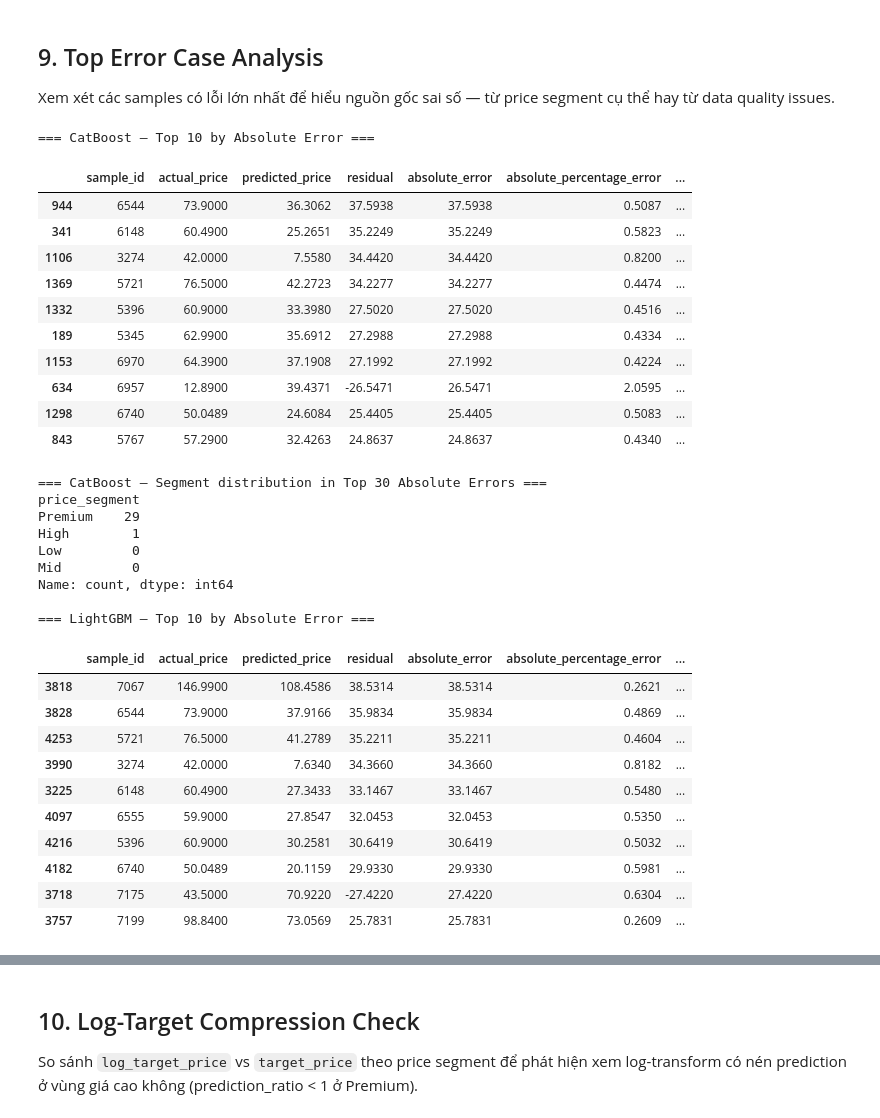
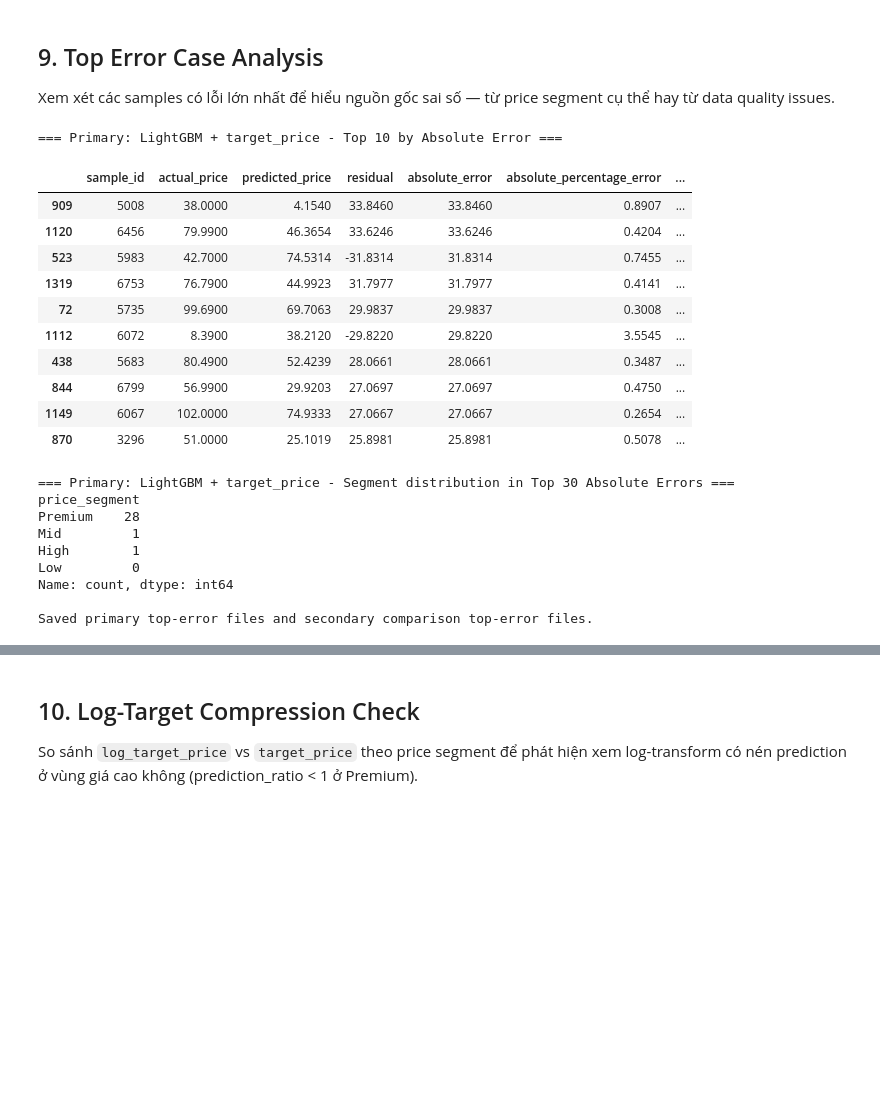
Before and after one commit to thisYui/Laptop-Price-Prediction, a Jupyter notebook: notebooks/modeling/10_model_diagnostics_and_error_analysis.ipynb, the cells around one changed output, grey strips where cells are left out. Cells and saved outputs as stored; diff of their text form; code cells hidden in the pictures; blank space fills up the shorter version.

```diff
--- a/notebooks/modeling/10_model_diagnostics_and_error_analysis.ipynb
+++ b/notebooks/modeling/10_model_diagnostics_and_error_analysis.ipynb
@@ -539,12 +599,12 @@ def plot_heteroscedasticity(diag_df, model_name, target_used, save_dir):
     fn    = safe_filename(model_name, target_used)
 
     fig, axes = plt.subplots(1, 3, figsize=(18, 5))
-    fig.suptitle(f'Residual Diagnostics — {label}', fontsize=14)
+    fig.suptitle(f'Residual Diagnostics - {label}', fontsize=14)
 
     axes[0].scatter(grp['actual_price'], grp['residual'], alpha=0.3, s=15)
     axes[0].axhline(0, color='red', linewidth=1.5, linestyle='--')
     axes[0].set_xlabel('Actual Price')
-    axes[0].set_ylabel('Residual (Actual – Predicted)')
+    axes[0].set_ylabel('Residual (Actual - Predicted)')
     axes[0].set_title('Residuals vs Actual Price')
 
     axes[1].scatter(grp['actual_price'], grp['absolute_error'], alpha=0.3, s=15, color='orange')
@@ -1053,64 +1127,66 @@ Xem xét các samples có lỗi lớn nhất để hiểu nguồn gốc sai số
 # %%
 base_cols = ['sample_id', 'actual_price', 'predicted_price', 'residual',
              'absolute_error', 'absolute_percentage_error', 'price_segment']
 
+primary_error_df = diag_df[
+    (diag_df['model_name'] == PRIMARY_MODEL) & (diag_df['target_used'] == PRIMARY_TARGET)
+].copy()
+
+primary_top_abs   = primary_error_df.nlargest(30, 'absolute_error')
+primary_top_pct   = primary_error_df.nlargest(30, 'absolute_percentage_error')
+primary_top_under = primary_error_df.nlargest(30, 'residual')
+primary_top_over  = primary_error_df.nsmallest(30, 'residual')
+
+primary_top_abs[base_cols].to_csv(DIAGNOSTICS_DIR / f'{output_prefix}_top_absolute_error.csv', index=False)
+primary_top_pct[base_cols].to_csv(DIAGNOSTICS_DIR / f'{output_prefix}_top_percentage_error.csv', index=False)
+primary_top_under[base_cols].to_csv(DIAGNOSTICS_DIR / f'{output_prefix}_top_underpredicted.csv', index=False)
+primary_top_over[base_cols].to_csv(DIAGNOSTICS_DIR / f'{output_prefix}_top_overpredicted.csv', index=False)
+
+print(f'=== Primary: {PRIMARY_MODEL} + {PRIMARY_TARGET} - Top 10 by Absolute Error ===')
+display(primary_top_abs[base_cols].head(10))
+print(f'\n=== Primary: {PRIMARY_MODEL} + {PRIMARY_TARGET} - Segment distribution in Top 30 Absolute Errors ===')
+print(primary_top_abs['price_segment'].value_counts())
+
+# Secondary comparison exports for the same primary target.
 for model_name in SELECTED_MODELS:
     main_all = diag_df[
         (diag_df['model_name'] == model_name) & (diag_df['target_used'] == PRIMARY_TARGET)
     ].copy()
 
     if main_all.empty:
         continue
 
     top_abs   = main_all.nlargest(30, 'absolute_error')
     top_pct   = main_all.nlargest(30, 'absolute_percentage_error')
     top_under = main_all.nlargest(30, 'residual')
     top_over  = main_all.nsmallest(30, 'residual')
 
-    fn = MODEL_NAME_FOR_FILE.get(model_name, model_name)
+    fn = safe_filename(model_name, PRIMARY_TARGET)
     top_abs[base_cols].to_csv(DIAGNOSTICS_DIR / f'top_absolute_error_{fn}.csv', index=False)
     top_pct[base_cols].to_csv(DIAGNOSTICS_DIR / f'top_percentage_error_{fn}.csv', index=False)
     top_under[base_cols].to_csv(DIAGNOSTICS_DIR / f'top_underpredicted_{fn}.csv', index=False)
     top_over[base_cols].to_csv(DIAGNOSTICS_DIR / f'top_overpredicted_{fn}.csv', index=False)
 
-    print(f'=== {model_name} — Top 10 by Absolute Error ===')
-    display(top_abs[base_cols].head(10))
-
-    print(f'\n=== {model_name} — Segment distribution in Top 30 Absolute Errors ===')
-    print(top_abs['price_segment'].value_counts())
-    print()
-
-print('\nSaved: top_absolute_error_*, top_percentage_error_*, top_underpredicted_*, top_overpredicted_*')
+print('\nSaved primary top-error files and secondary comparison top-error files.')
 # %% [output]
-=== CatBoost — Top 10 by Absolute Error ===
+=== Primary: LightGBM + target_price - Top 10 by Absolute Error ===
 |  | sample_id | actual_price | predicted_price | residual | absolute_error | absolute_percentage_error | ... |
-| 944 | 6544 | 73.9000 | 36.3062 | 37.5938 | 37.5938 | 0.5087 | ... |
-| 341 | 6148 | 60.4900 | 25.2651 | 35.2249 | 35.2249 | 0.5823 | ... |
-| 1106 | 3274 | 42.0000 | 7.5580 | 34.4420 | 34.4420 | 0.8200 | ... |
-| 1369 | 5721 | 76.5000 | 42.2723 | 34.2277 | 34.2277 | 0.4474 | ... |
-| 1332 | 5396 | 60.9000 | 33.3980 | 27.5020 | 27.5020 | 0.4516 | ... |
-| 189 | 5345 | 62.9900 | 35.6912 | 27.2988 | 27.2988 | 0.4334 | ... |
-| 1153 | 6970 | 64.3900 | 37.1908 | 27.1992 | 27.1992 | 0.4224 | ... |
-| 634 | 6957 | 12.8900 | 39.4371 | -26.5471 | 26.5471 | 2.0595 | ... |
-| 1298 | 6740 | 50.0489 | 24.6084 | 25.4405 | 25.4405 | 0.5083 | ... |
-| 843 | 5767 | 57.2900 | 32.4263 | 24.8637 | 24.8637 | 0.4340 | ... |
+| 909 | 5008 | 38.0000 | 4.1540 | 33.8460 | 33.8460 | 0.8907 | ... |
+| 1120 | 6456 | 79.9900 | 46.3654 | 33.6246 | 33.6246 | 0.4204 | ... |
+| 523 | 5983 | 42.7000 | 74.5314 | -31.8314 | 31.8314 | 0.7455 | ... |
+| 1319 | 6753 | 76.7900 | 44.9923 | 31.7977 | 31.7977 | 0.4141 | ... |
+| 72 | 5735 | 99.6900 | 69.7063 | 29.9837 | 29.9837 | 0.3008 | ... |
+| 1112 | 6072 | 8.3900 | 38.2120 | -29.8220 | 29.8220 | 3.5545 | ... |
+| 438 | 5683 | 80.4900 | 52.4239 | 28.0661 | 28.0661 | 0.3487 | ... |
+| 844 | 6799 | 56.9900 | 29.9203 | 27.0697 | 27.0697 | 0.4750 | ... |
+| 1149 | 6067 | 102.0000 | 74.9333 | 27.0667 | 27.0667 | 0.2654 | ... |
+| 870 | 3296 | 51.0000 | 25.1019 | 25.8981 | 25.8981 | 0.5078 | ... |
-=== CatBoost — Segment distribution in Top 30 Absolute Errors ===
+=== Primary: LightGBM + target_price - Segment distribution in Top 30 Absolute Errors ===
 price_segment
-Premium    29
+Premium    28
+Mid         1
 High        1
 Low         0
-Mid         0
 Name: count, dtype: int64
 
-=== LightGBM — Top 10 by Absolute Error ===
+Saved primary top-error files and secondary comparison top-error files.
-|  | sample_id | actual_price | predicted_price | residual | absolute_error | absolute_percentage_error | ... |
-| 3818 | 7067 | 146.9900 | 108.4586 | 38.5314 | 38.5314 | 0.2621 | ... |
-| 3828 | 6544 | 73.9000 | 37.9166 | 35.9834 | 35.9834 | 0.4869 | ... |
-| 4253 | 5721 | 76.5000 | 41.2789 | 35.2211 | 35.2211 | 0.4604 | ... |
-| 3990 | 3274 | 42.0000 | 7.6340 | 34.3660 | 34.3660 | 0.8182 | ... |
-| 3225 | 6148 | 60.4900 | 27.3433 | 33.1467 | 33.1467 | 0.5480 | ... |
-| 4097 | 6555 | 59.9000 | 27.8547 | 32.0453 | 32.0453 | 0.5350 | ... |
-| 4216 | 5396 | 60.9000 | 30.2581 | 30.6419 | 30.6419 | 0.5032 | ... |
-| 4182 | 6740 | 50.0489 | 20.1159 | 29.9330 | 29.9330 | 0.5981 | ... |
-| 3718 | 7175 | 43.5000 | 70.9220 | -27.4220 | 27.4220 | 0.6304 | ... |
-| 3757 | 7199 | 98.8400 | 73.0569 | 25.7831 | 25.7831 | 0.2609 | ... |
```
Also changed, not shown: parts of 70 cells of this notebook.
